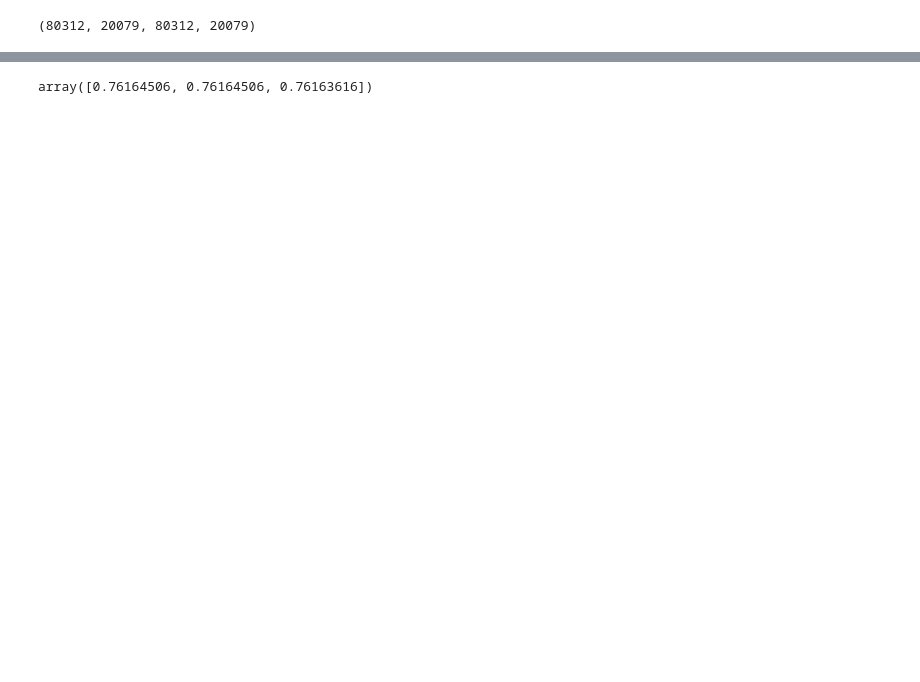
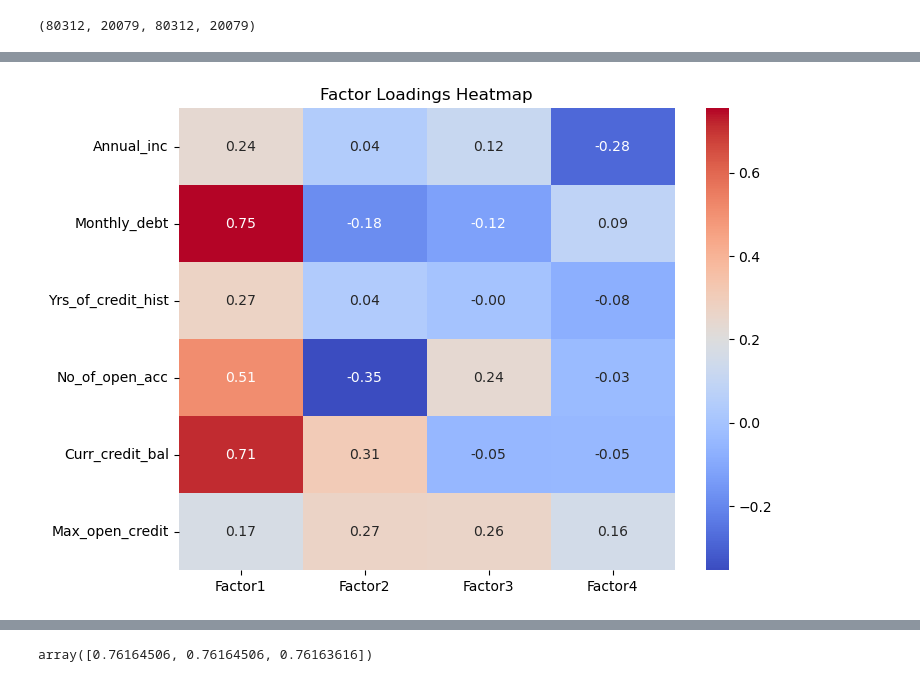
Before and after one commit to pratyush770/Bank_Loan_Eligibility_Predictor, a Jupyter notebook: model/Loan Eligibility Predictor.ipynb, the cells around one changed output, grey strips where cells are left out. Drawn from its saved outputs; the diff is of its cells as text; code cells hidden in the pictures; blank space fills up the shorter version.

Commit message:
factor analysis done

```diff
--- a/model/Loan Eligibility Predictor.ipynb
+++ b/model/Loan Eligibility Predictor.ipynb
@@ -346,8 +346,8 @@ Y.head()
 4    0
 Name: Loan_status, dtype: int64
 # %%
-from sklearn.preprocessing import MinMaxScaler   # used to scale values between 0 and 1
-scaler = MinMaxScaler()  # create object of MinMaxScaler
+from sklearn.preprocessing import StandardScaler   # used to scale values between 0 and 1
+scaler = StandardScaler()  # create object of MinMaxScaler
 X_scaled = scaler.fit_transform(X)
 X_scaled
 # %% [output]
@@ -375,3 +375,9 @@ len_Y_test = len(Y_test)
 len_X_train, len_X_test, len_Y_train, len_Y_test
 # %% [output]
 (80312, 20079, 80312, 20079)
+# %%
+# we perform factor analysis
+from sklearn.decomposition import FactorAnalysis
+n_factors = 4  # Choose the number of factors
+fa = FactorAnalysis(n_components=n_factors, random_state=10, max_iter=1000)
+fa.fit(X_train)
@@ -377,0 +386,4 @@ len_X_train, len_X_test, len_Y_train, len_Y_test
+# %%
+factor_loadings = pd.DataFrame(fa.components_.T, columns=[f"Factor{i+1}" for i in range(n_factors)],
+                               index=['Annual_inc', 'Monthly_debt', 'Yrs_of_credit_hist', 'No_of_open_acc', 'Curr_credit_bal', 'Max_open_credit'])
+factor_loadings
@@ -377,0 +398,13 @@ len_X_train, len_X_test, len_Y_train, len_Y_test
+# %%
+# Step 7: Heatmap of Factor Loadings for Visualization
+plt.figure(figsize=(8, 6))
+sns.heatmap(factor_loadings, annot=True, cmap='coolwarm', fmt=".2f")
+plt.title("Factor Loadings Heatmap")
+plt.show()
+# From the factor loadingsheatmap, we can see that the variables to consider for analysis are
+# Monthly_debt
+# Curr_credit_bal
+# No_of_open_acc
+# Max_open_credit
+# %% [output]
+[figure, added]
```
Also changed, not shown: parts of 14 cells of this notebook, 1 other file.
